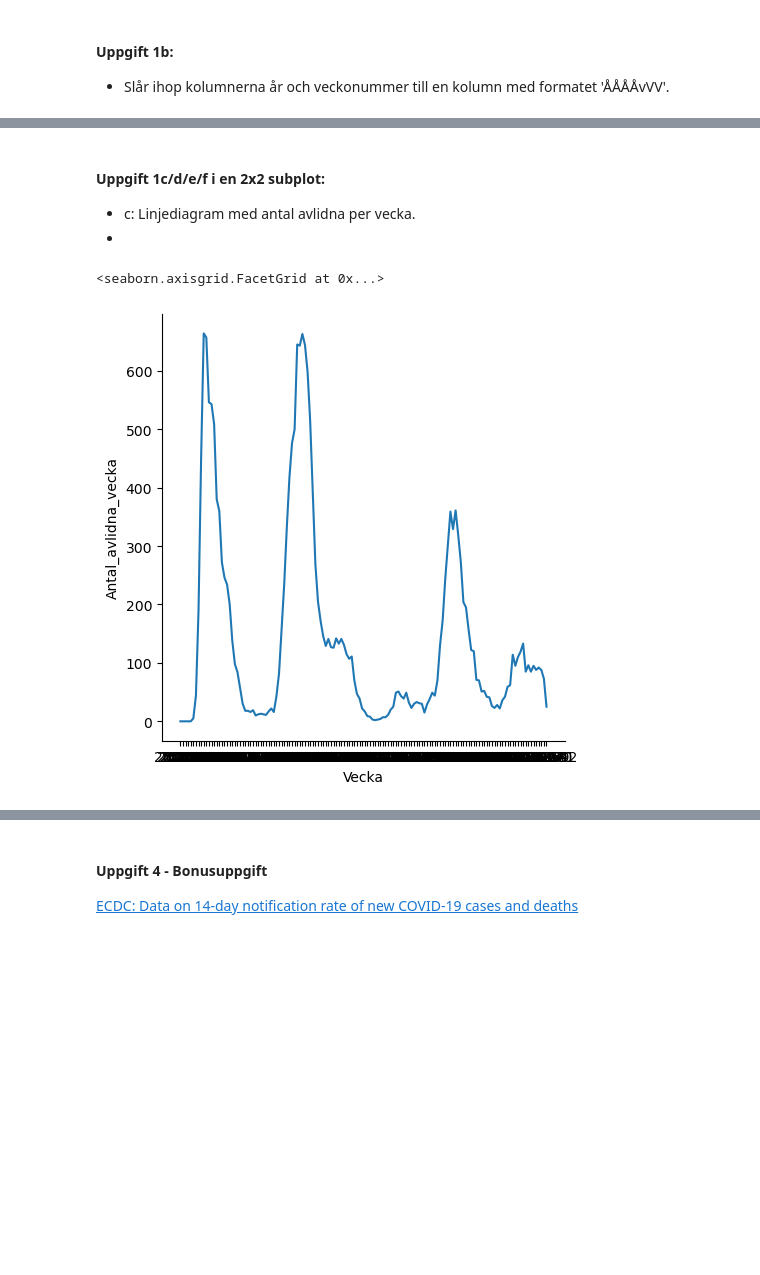
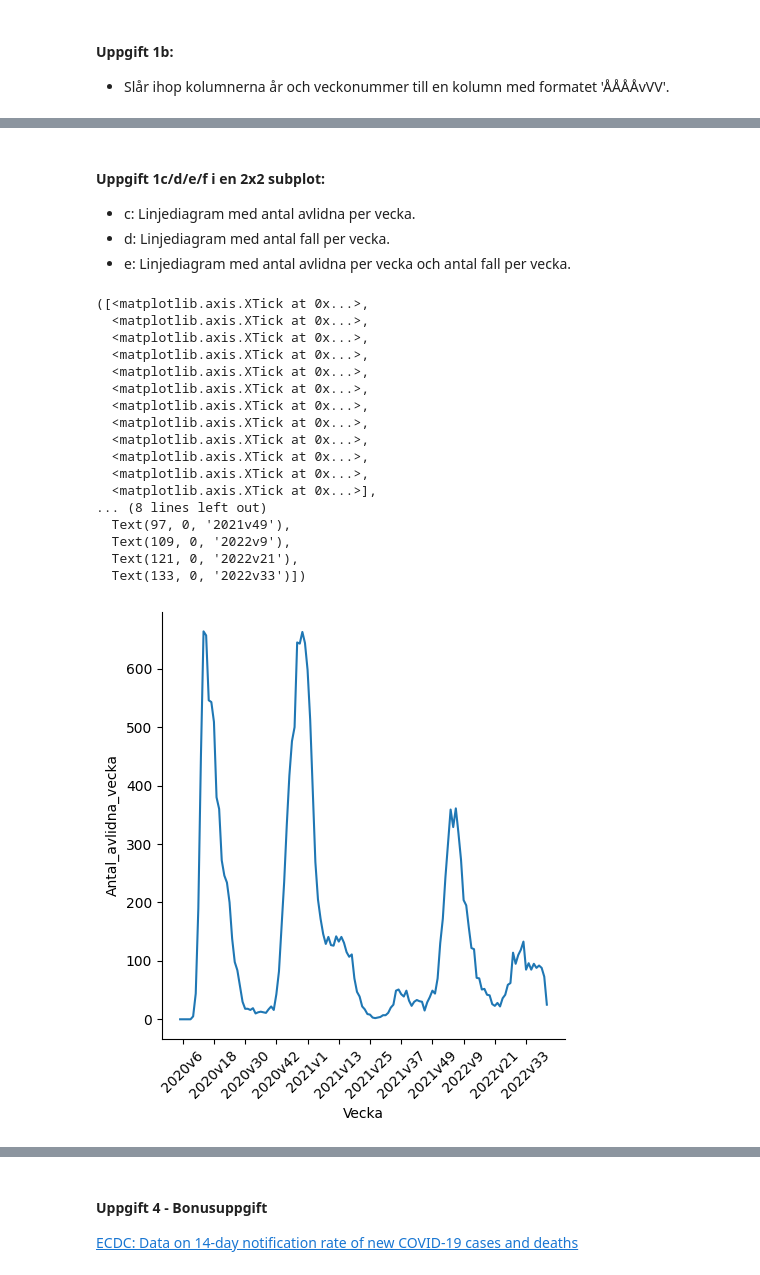
Before and after one commit to dancla240/Databehandling_Daniel_Claesson, a Jupyter notebook: Lab1/Lab1_Daniel_Claesson.ipynb, the cells around one changed output, grey strips where cells are left out. Cells and saved outputs as stored; diff of their text form; code cells hidden in the pictures; blank space fills up the shorter version.

```diff
--- a/Lab1/Lab1_Daniel_Claesson.ipynb
+++ b/Lab1/Lab1_Daniel_Claesson.ipynb
@@ -113,12 +115,31 @@ covid.head()
 # %% [markdown]
 #### Uppgift 1c/d/e/f i en 2x2 subplot:
 - c: Linjediagram med antal avlidna per vecka.
--
+- d: Linjediagram med antal fall per vecka.
+- e: Linjediagram med antal avlidna per vecka och antal fall per vecka.
 # %%
 #sns.lineplot(x='Vecka', y='Antal_avlidna_vecka', data=covid)
-
 sns.relplot(x='Vecka', y='Antal_avlidna_vecka', kind='line', data=covid)
+loc, labels = plt.xticks()
+#print(loc, labels)
+plt.xticks(loc[1:-1:12], labels[0:-1:12], rotation=45)
 # %% [output]
-<seaborn.axisgrid.FacetGrid at 0x...>
+([<matplotlib.axis.XTick at 0x...>,
+  <matplotlib.axis.XTick at 0x...>,
+  <matplotlib.axis.XTick at 0x...>,
+  <matplotlib.axis.XTick at 0x...>,
+  <matplotlib.axis.XTick at 0x...>,
+  <matplotlib.axis.XTick at 0x...>,
+  <matplotlib.axis.XTick at 0x...>,
+  <matplotlib.axis.XTick at 0x...>,
+  <matplotlib.axis.XTick at 0x...>,
+  <matplotlib.axis.XTick at 0x...>,
+  <matplotlib.axis.XTick at 0x...>,
+  <matplotlib.axis.XTick at 0x...>],
+... (8 lines left out)
+  Text(97, 0, '2021v49'),
+  Text(109, 0, '2022v9'),
+  Text(121, 0, '2022v21'),
+  Text(133, 0, '2022v33')])
-[figure, old version]
+[figure, new version]
 # %%
```
Also changed, not shown: parts of 4 cells of this notebook.
